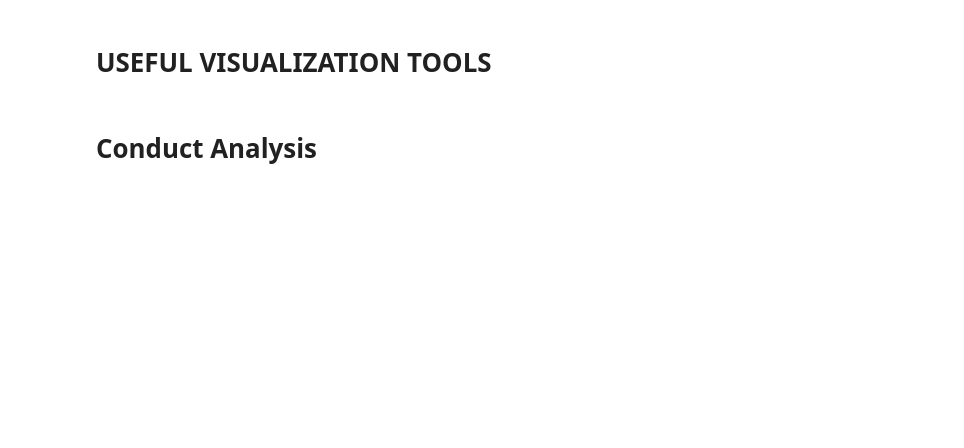
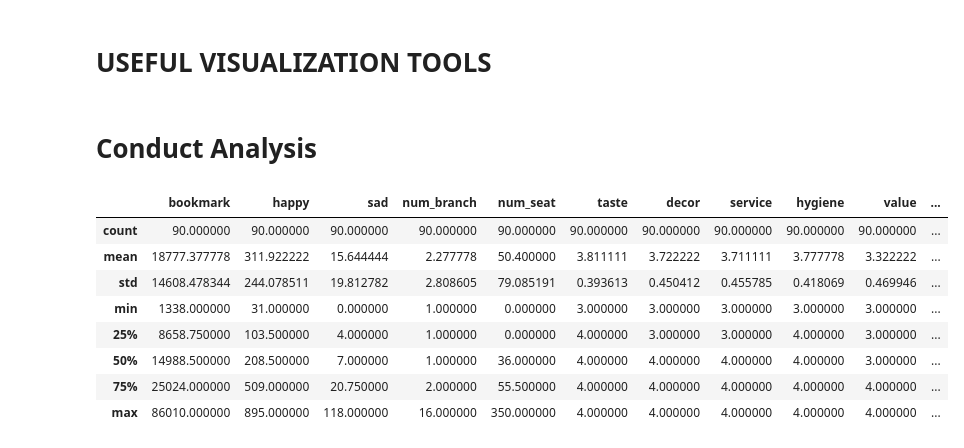
Before and after one commit to noodleconference/ISOM3400, a Jupyter notebook: Visualize_results_zoe.ipynb, the cells around one changed output. Cells and saved outputs as stored; diff of their text form; code cells hidden in the pictures; blank space fills up the shorter version.

```diff
--- a/Visualize_results_zoe.ipynb
+++ b/Visualize_results_zoe.ipynb
@@ -339,4 +343,17 @@ def pair_plot(df,variable):
 import seaborn as sns
 sns.set_theme(style="ticks")
 sns.pairplot(df, hue="location")
+# %%
+df_pay_200_all = df.groupby('price',as_index=True).get_group('$201-400')
+df_pay_200_all.describe()
+# %% [output]
+|  | bookmark | happy | sad | num_branch | num_seat | taste | decor | service | hygiene | value | ... |
+| count | 90.000000 | 90.000000 | 90.000000 | 90.000000 | 90.000000 | 90.000000 | 90.000000 | 90.000000 | 90.000000 | 90.000000 | ... |
+| mean | 18777.377778 | 311.922222 | 15.644444 | 2.277778 | 50.400000 | 3.811111 | 3.722222 | 3.711111 | 3.777778 | 3.322222 | ... |
+| std | 14608.478344 | 244.078511 | 19.812782 | 2.808605 | 79.085191 | 0.393613 | 0.450412 | 0.455785 | 0.418069 | 0.469946 | ... |
+| min | 1338.000000 | 31.000000 | 0.000000 | 1.000000 | 0.000000 | 3.000000 | 3.000000 | 3.000000 | 3.000000 | 3.000000 | ... |
+| 25% | 8658.750000 | 103.500000 | 4.000000 | 1.000000 | 0.000000 | 4.000000 | 3.000000 | 3.000000 | 4.000000 | 3.000000 | ... |
+| 50% | 14988.500000 | 208.500000 | 7.000000 | 1.000000 | 36.000000 | 4.000000 | 4.000000 | 4.000000 | 4.000000 | 3.000000 | ... |
+| 75% | 25024.000000 | 509.000000 | 20.750000 | 2.000000 | 55.500000 | 4.000000 | 4.000000 | 4.000000 | 4.000000 | 4.000000 | ... |
+| max | 86010.000000 | 895.000000 | 118.000000 | 16.000000 | 350.000000 | 4.000000 | 4.000000 | 4.000000 | 4.000000 | 4.000000 | ... |
 # %%
```
Also changed, not shown: parts of 14 cells of this notebook.
